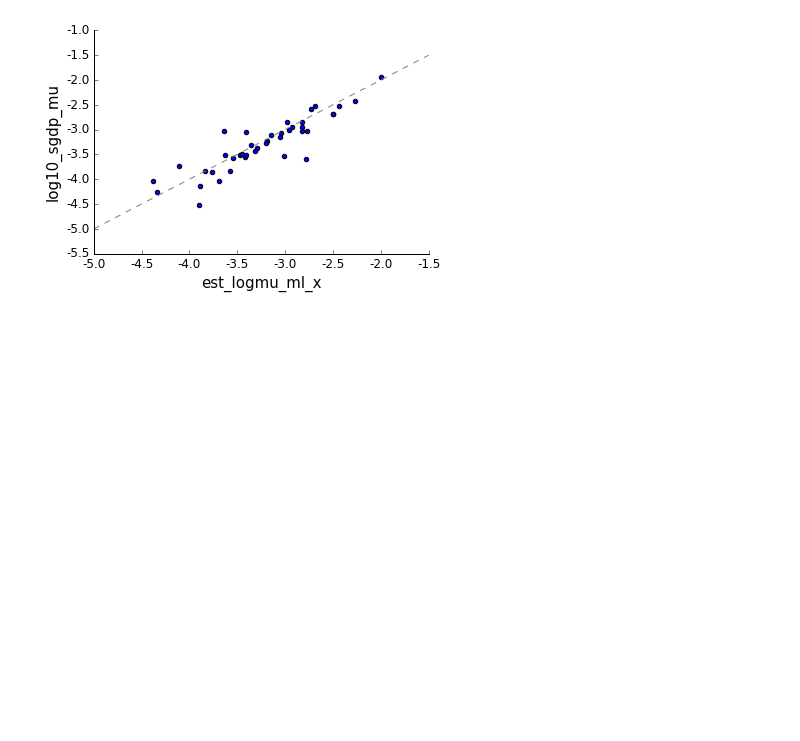
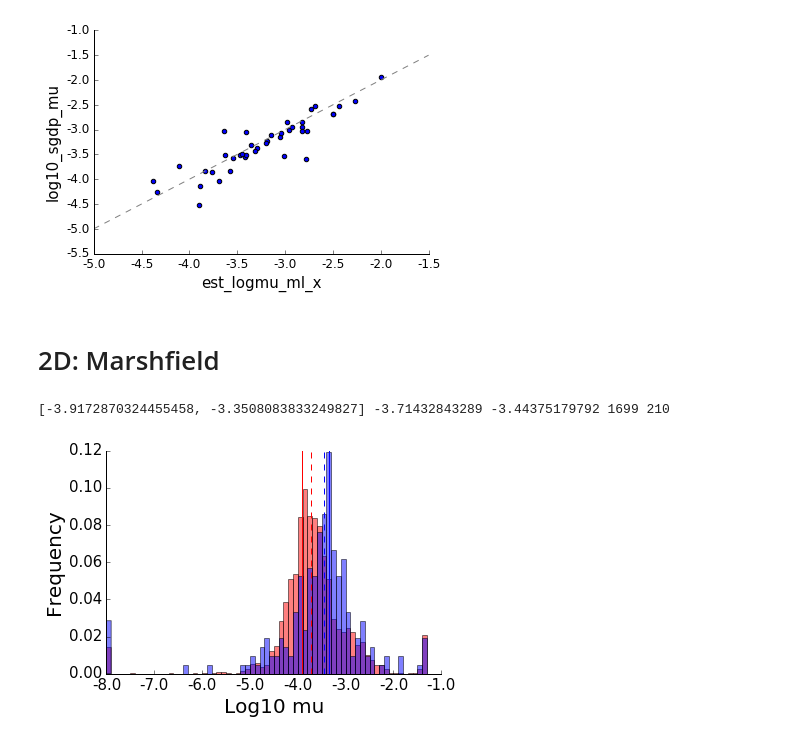
Before and after one commit to gymreklab/mutea-autosomal, a Jupyter notebook: figures/Figure2_validation.ipynb, the cells around one changed output. Drawn from its saved outputs; the diff is of its cells as text; code cells hidden in the pictures; blank space fills up the shorter version.

Commit message:
adding marshfield

```diff
--- a/figures/Figure2_validation.ipynb
+++ b/figures/Figure2_validation.ipynb
@@ -137,3 +135,51 @@ mu: est_logmu_ml_x vs. log10_sgdp_mu (0.89111973571471736, 5.854787211208951e-15
 (<matplotlib.figure.Figure at 0x...>,
  <matplotlib.axes._subplots.AxesSubplot at 0x...>)
 [figure]
+# %% [markdown]
+# 2D: Marshfield
+# %%
+# Load Marshfield data
+meta = pd.read_csv(os.path.join("../analyses/autosomal_validation", "sun_etal_msat_data_hg19_lobSTRcoords.bed"), sep="\t",
+                   names=["chrom","start","end","motif","sunlength","denom","num"], usecols=range(4)+[4,5,6])
+meta["period"] = meta["motif"].apply(len)
+meta = meta[meta["denom"]>0]
+
+data = LoadMLData(os.path.join(DATAPATH, "autosomal_validation", "sunetal_estimates_ml.bed"))
+data = pd.merge(data, meta, on=["chrom","start","end"])
+
+scalefactor = 0.47
+truth = []
+for period in [2, 4]:
+    x = data[data["period"]==period]
+    truth.append(np.log10(np.sum(x.num)*1.0/np.sum(x.denom))+np.log10(scalefactor))
+
+def PlotMuByPeriod(data, mucol, figname=None, eff=False, truth=None):
+    dimu = np.array(data[(data["period"]==2)&~np.isnan(data[mucol])][mucol].values)
+    tetramu = np.array(data[(data["period"]==4)&~np.isnan(data[mucol])][mucol].values)
+    if eff:
+        dimu = [np.log10(10**item/2.6) for item in dimu]
+    fig = plt.figure()
+    ax = fig.add_subplot(111)
+    bins = np.arange(-8,-1,0.1)
+    ax.hist(dimu, color="red", alpha=0.5, bins=bins, weights = np.ones_like(dimu)/len(dimu))
+    ax.hist(tetramu, color="blue", alpha=0.5, bins=bins, weights = np.ones_like(tetramu)/len(tetramu))
+    if truth is None: truth = [np.log10(2.73*10**-4), np.log10(10.01*10**-4)] # Sun eta l.
+    print truth, np.median(dimu), np.median(tetramu), len(dimu), len(tetramu)
+    ax.spines["top"].set_visible(False)
+    ax.spines["right"].set_visible(False)
+    ax.get_xaxis().tick_bottom()
+    ax.get_yaxis().tick_left();
+    ax.set_yticklabels(map(lambda x: "%0.2f"%x, ax.get_yticks()), size=15)
+    ax.set_xticklabels(ax.get_xticks(), size=15)
+    ax.set_xlabel("Log10 mu", size=20)
+    ax.set_ylabel("Frequency", size=20)
+    ax.axvline(truth[0], color="red")
+    ax.axvline(truth[1], color="blue")
+    ax.axvline(np.median(dimu), color="red", linestyle="dashed")
+    ax.axvline(np.median(tetramu), color="blue", linestyle="dashed")
+    if figname is not None: fig.savefig(figname)
+
+PlotMuByPeriod(data, "est_logmu_ml", figname=os.path.join(PLOTDIR, "Figure2_marsh.pdf"), truth=truth)
+# %% [output]
+[-3.9172870324455458, -3.3508083833249827] -3.71432843289 -3.44375179792 1699 210
+[figure, added]
```
Also changed, not shown: parts of 1 cell of this notebook, 7 other files.
